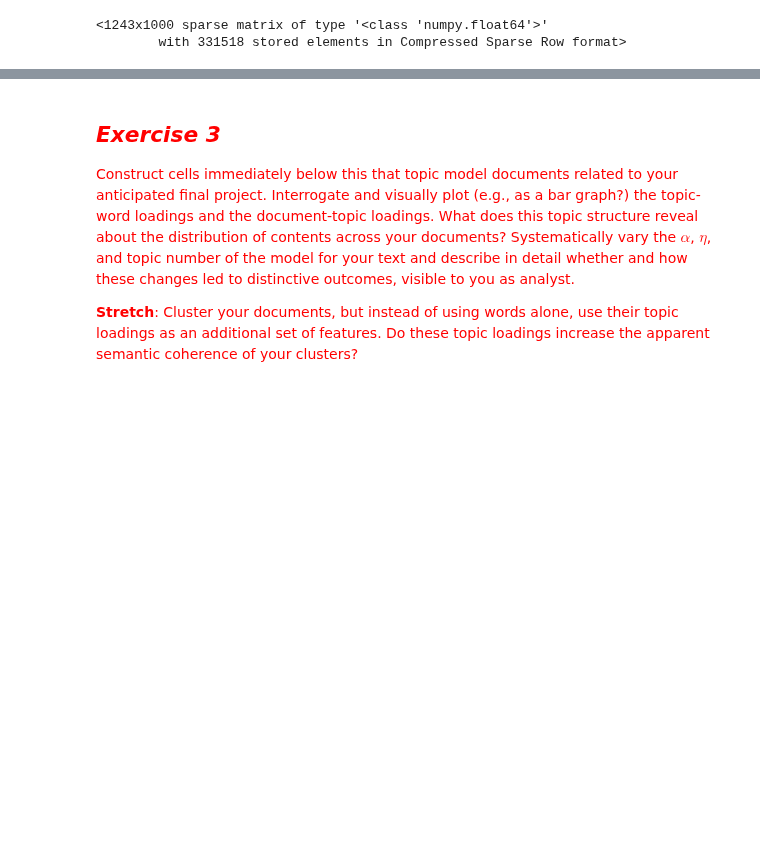
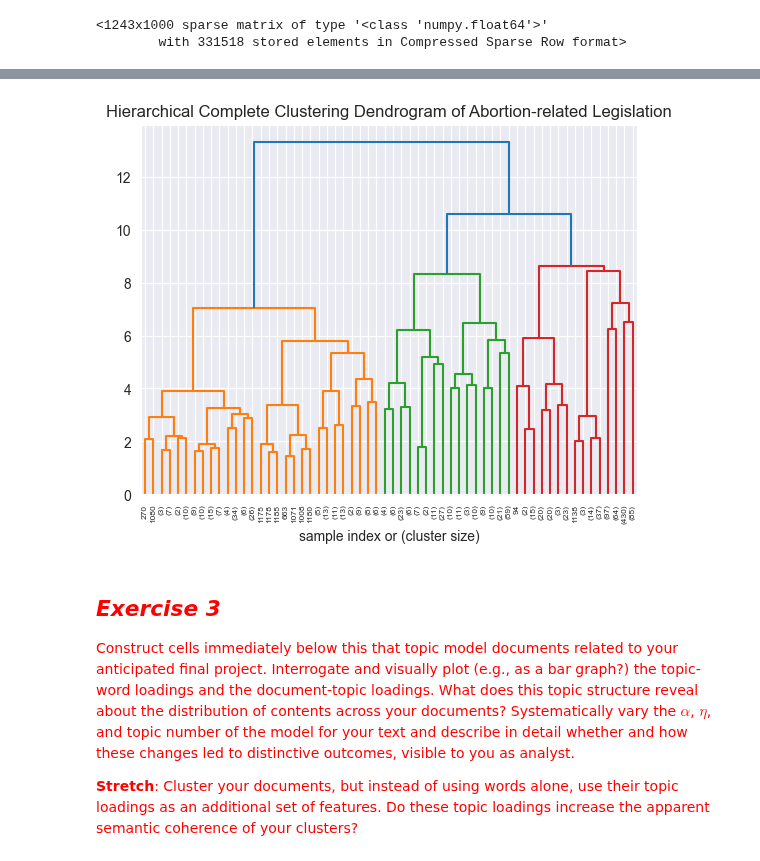
Before and after one commit to michplunkett/computational-content-analysis, a Jupyter notebook: 3-MichaelPlunkett_Answers.ipynb, the cells around one changed output, grey strips where cells are left out. Saved outputs shown, nothing was run; the diff lists cells and outputs as text; code cells hidden in the pictures; blank space fills up the shorter version.

```diff
--- a/3-MichaelPlunkett_Answers.ipynb
+++ b/3-MichaelPlunkett_Answers.ipynb
@@ -386,0 +383,8 @@ ax = scipy.cluster.hierarchy.dendrogram(al_linkage_matrix, p=5, truncate_mode="l
+# %%
+al_complete_linkage_matrix = scipy.cluster.hierarchy.complete(al_cooc_mat.toarray())
+al_hierarchical_fclusters_com_full = scipy.cluster.hierarchy.fcluster(
+    al_complete_linkage_matrix, optimal_clusters, "maxclust"
+)
+abortion_legislation_df["complete_clusters"] = al_hierarchical_fclusters_com_full
+plot_silhouette(optimal_clusters, al_tfidf_vectors.toarray(), True)
+abortion_legislation_df.head(3)
@@ -387,3 +398,9 @@ ax = scipy.cluster.hierarchy.dendrogram(al_linkage_matrix, p=5, truncate_mode="l
+# %%
+plt.title("Hierarchical Complete Clustering Dendrogram of Abortion-related Legislation")
+plt.xlabel("sample index or (cluster size)")
+ax = scipy.cluster.hierarchy.dendrogram(al_complete_linkage_matrix, p=5, truncate_mode="level")
+# %% [output]
+[figure, added]
 # %% [markdown]
 ## <font color="red">*Exercise 3*</font>
 
```
Also changed, not shown: parts of 4 cells of this notebook.
